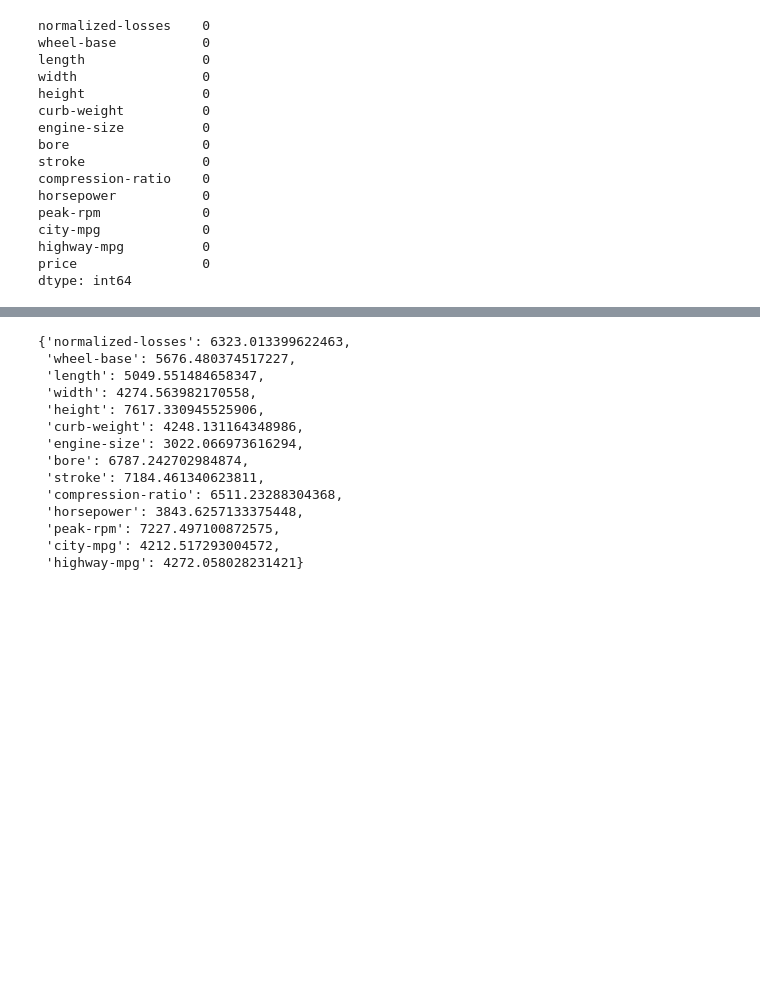
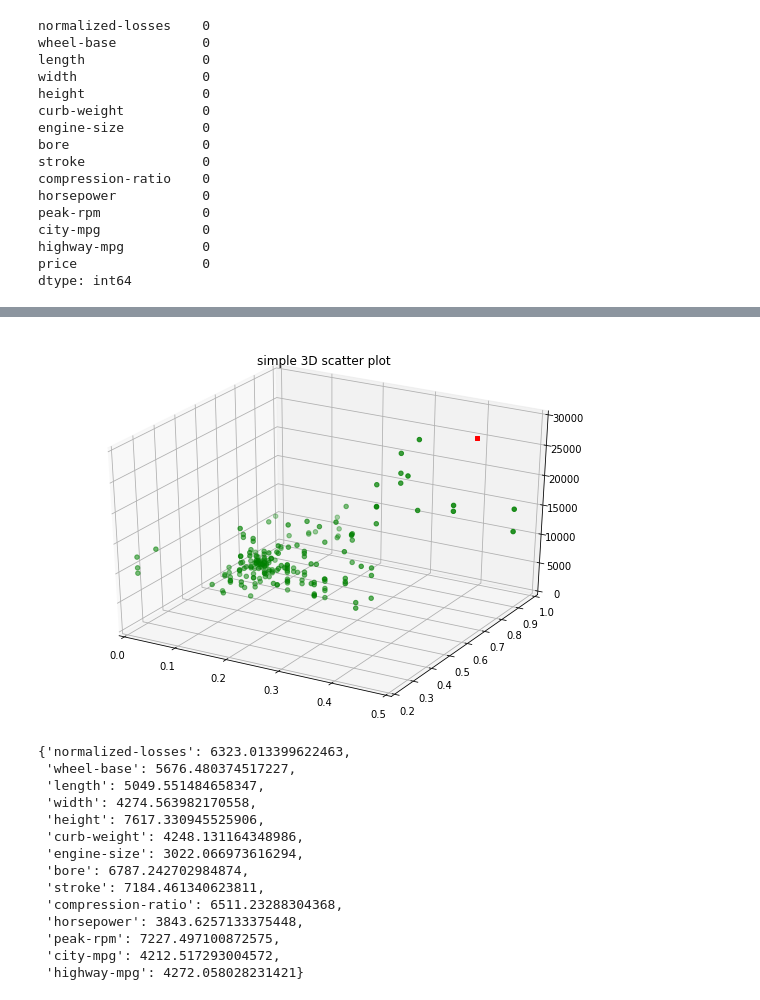
Before and after one commit to sean-rogers-t/Machine-Learning-w-Scikit-Learn, a Jupyter notebook: K_Nearest_Neighbors/KNearestNeighbors.ipynb, the cells around one changed output, grey strips where cells are left out. Saved outputs shown, nothing was run; the diff lists cells and outputs as text; code cells hidden in the pictures; blank space fills up the shorter version.

```diff
--- a/K_Nearest_Neighbors/KNearestNeighbors.ipynb
+++ b/K_Nearest_Neighbors/KNearestNeighbors.ipynb
@@ -258,3 +275,26 @@ numeric_cars[features].head()
+# %%
+import matplotlib.pyplot as plt
+import numpy as np
+from mpl_toolkits import mplot3d
+
+x=numeric_cars['engine-size']
+y=numeric_cars['highway-mpg']
+z=numeric_cars['price']
+# Creating figure
+fig = plt.figure(figsize = (10, 7))
+ax = plt.axes(projection='3d')
+
+# Creating plot
+ax.scatter3D(x, y, z, color = "green")
+plt.title("simple 3D scatter plot")
+ax.scatter3D([.45],[0.8],[29000],color='red',marker='s')
+# show plot
+plt.xlim(0,0.5)
+plt.ylim(0.2,1)
+ax.set_zlim(0,30000)
+plt.show()
+# %% [output]
+[figure, added]
 # %%
 from sklearn.model_selection import cross_val_score, KFold
 
```
Also changed, not shown: parts of 15 cells of this notebook.
